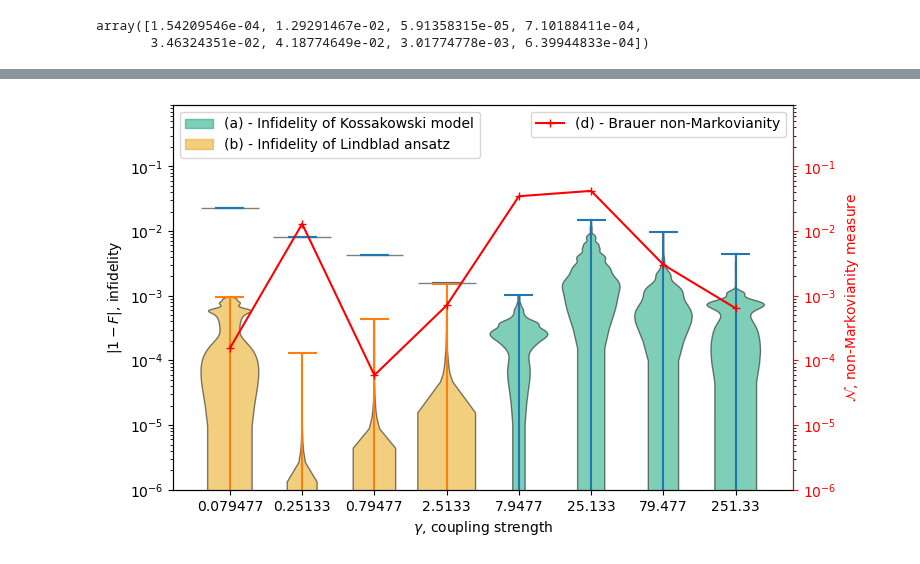
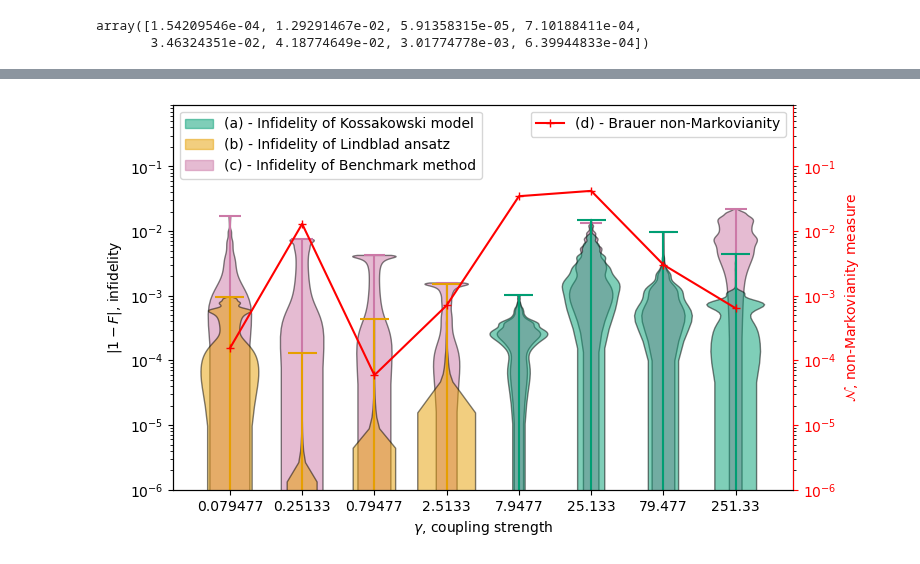
Before and after one commit to zpopovych/quantum-open-systems-polynomial-sid, a Jupyter notebook: 03_plot_violin.ipynb, the cells around one changed output, grey strips where cells are left out. Saved outputs shown, nothing was run; the diff lists cells and outputs as text; code cells hidden in the pictures.

Commit message:
LINDBLAD&KOSSAK figure updated

```diff
--- a/03_plot_violin.ipynb
+++ b/03_plot_violin.ipynb
@@ -104,62 +52,77 @@ import numpy as np
 import matplotlib.patches as mpatches
 
 # Define a color-blind-friendly palette (Okabe-Ito)
-#color_blind_palette = ['#E69F00', '#56B4E9', '#009E73']  # Three distinct colors
-#color_blind_palette = ['#E69F00', '#F0E442', '#D55E00']  # Orange, Yellow, Red
 color_blind_palette = ['#009E73', '#E69F00', '#CC79A7']  # Green, Orange, Purple
 
-# Function to set the colors and transparency of the violin plot bodies
-def set_violin_colors(violin, color, alpha=0.5):
+# Function to set the colors, transparency, and zorder of the violin plot bodies and components
+def set_violin_colors(violin, color, alpha=0.5, zorder=2):
     for body in violin['bodies']:
         body.set_facecolor(color)
         body.set_edgecolor('black')
         body.set_alpha(alpha)
+        body.set_zorder(zorder)  # Set zorder for the body
+    # Set zorder for the central bars and extrema lines
+    violin['cbars'].set_zorder(zorder)
+    violin['cmins'].set_zorder(zorder)
+    violin['cmaxes'].set_zorder(zorder)
+    violin['cbars'].set_color(color)   # Central vertical bar color
+    violin['cmins'].set_color(color)   # Lower extrema color
+    violin['cmaxes'].set_color(color)  # Upper extrema color
 
+# Custom labels for the legend
 labels = []
 
 # Create the first plot
 fig, ax1 = plt.subplots(figsize=(8, 5))
 
 # Create the first violin plot and set its color (first color in the palette)
-violin1 = plt.violinplot([1-np.min(_) for _ in kossak_tssos_fids[:4]] + [1-np.abs(_) for _ in kossak_tssos_fids[4:]], showextrema=True, widths=0.8)
-set_violin_colors(violin1, color_blind_palette[0], alpha=0.5)
-add_label(violin1, "(a) - Infidelity of Kossakowski model")
+violin1 = ax1.violinplot([1-np.abs(_) for _ in kossak_tssos_fids[4:]], positions=[5, 6, 7, 8], widths=0.8)
+set_violin_colors(violin1, color_blind_palette[0], alpha=0.5, zorder=2)
+
+
+# Add custom patch for the first violin plot for the legend
+labels.append((mpatches.Patch(color=color_blind_palette[0], alpha=0.5), "(a) - Infidelity of Kossakowski model"))
 
 # Create the second violin plot and set its color (second color in the palette)
-violin2 = ax1.violinplot([1-np.abs(_) for _ in lindblad_tssos_fids[:4]], showextrema=True, widths=0.8)
-set_violin_colors(violin2, color_blind_palette[1], alpha=0.5)
-add_label(violin2, "(b) - Infidelity of Lindblad ansatz")
+violin2 = ax1.violinplot([1-np.abs(_) for _ in lindblad_tssos_fids[:4]], positions=[1, 2, 3, 4], widths=0.8)
+set_violin_colors(violin2, color_blind_palette[1], alpha=0.5, zorder=2)
 
-# Create the third violin plot and set its color (third color in the palette)
-#violin3 = ax1.violinplot([1-np.abs(_) for _ in jump_fids], showextrema=True, widths=0.6)
-#set_violin_colors(violin3, color_blind_palette[2], alpha=0.5)
-#add_label(violin3, "(c) - Infidelity of Benchmark method")
+# Add custom patch for the second violin plot for the legend
+labels.append((mpatches.Patch(color=color_blind_palette[1], alpha=0.5), "(b) - Infidelity of Lindblad ansatz"))
+
+
+# Add custom patch for the third violin plot for the legend
+labels.append((mpatches.Patch(color=color_blind_palette[2], alpha=0.5), "(c) - Infidelity of Benchmark method"))
+
+# Create the Benchmark violin plot and set it in the background using lower zorder
+violin3 = ax1.violinplot([1-np.abs(_) for _ in benchmark_slsqp_fids], widths=0.6)
+set_violin_colors(violin3, color_blind_palette[2], alpha=0.5, zorder=1)  # Set zorder=1 for background
 
 # Adding a second y-axis and plotting data
 ax2 = ax1.twinx()
 ax2.plot(np.arange(1, 9), NonMark, marker="+", color="red", label="(d) - Brauer non-Markovianity")
 ax2.set_yscale('log')
 ax2.set_ylim(1e-6, .9)
-ax2.set_ylabel('$\mathcal{N}$, non-Markovianity measure', color='red')
+ax2.set_ylabel('$\\mathcal{N}$, non-Markovianity measure', color='red')
 
 # Customizing the primary y-axis
 ax1.set_yscale('log')
 ax1.set_ylim(1e-6, .9)
 ax1.set_xticks(range(1, len(γ_list) + 1), γ_list)
-ax1.set_xlabel("$\gamma$, coupling strength")
+ax1.set_xlabel("$\\gamma$, coupling strength")
 ax1.set_ylabel("$|1 - F|$, infidelity")
 
 # Adding legends
 ax1.legend(*zip(*labels), loc=2)
 
 # Customizing the secondary y-axis
 ax2.tick_params(axis='y', colors='red')
 ax2.spines['right'].set_color('red')
 ax2.legend(loc=1)
 
 # Display the plot
 plt.show()
 
 #fig.savefig("SB_SID_LINDBLAD&KOSSAK_CONSTR_TSSOS_color-blind.pdf")
 # %% [output]
-[figure, old version]
+[figure, new version]
```
Also changed, not shown: parts of 2 cells of this notebook, 2 other files.
